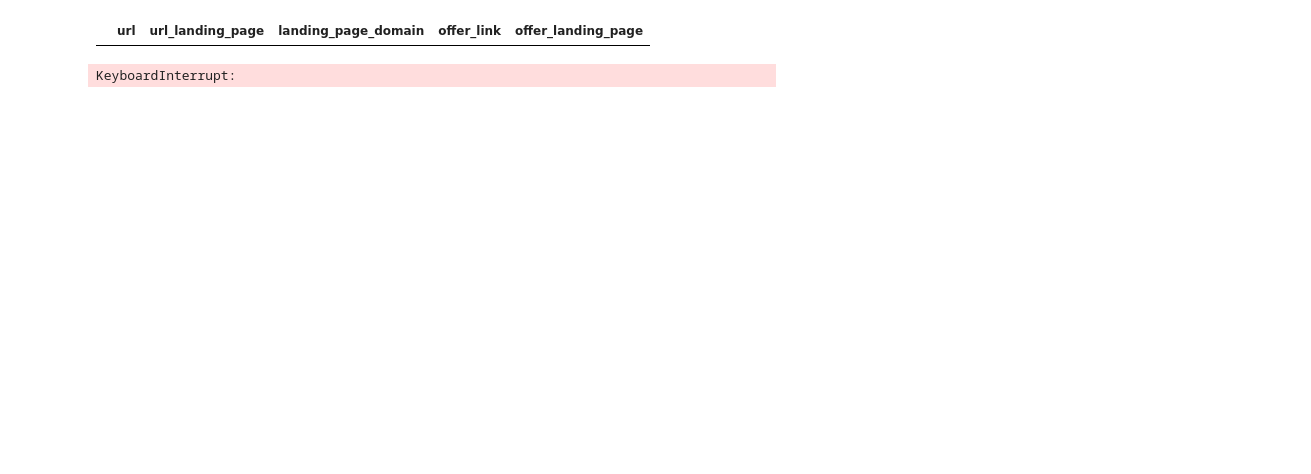
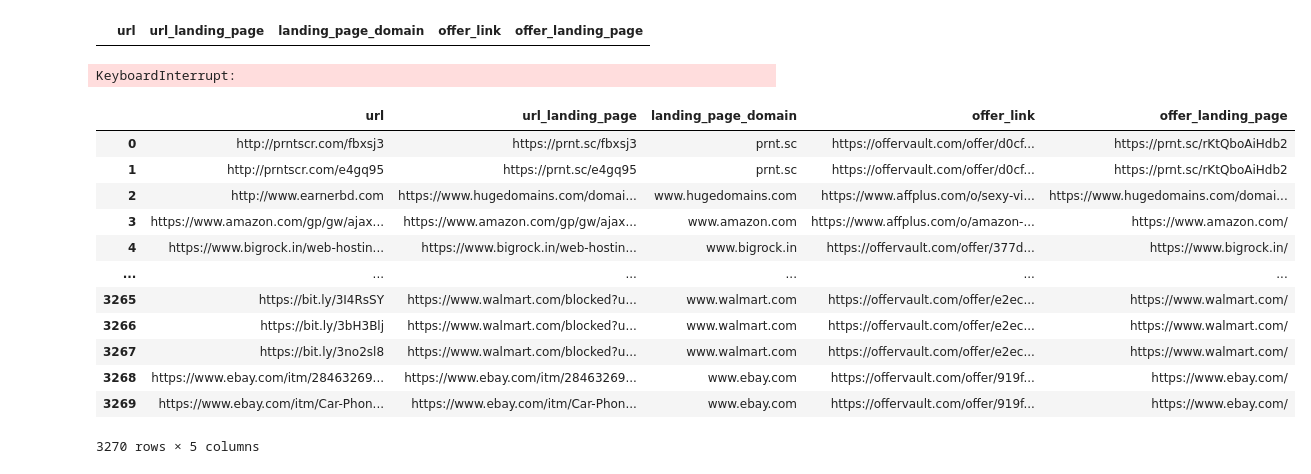
Before and after one commit to suniven/affiliate-link-identification, a Jupyter notebook: youtube_offer.ipynb, the cells around one changed output. Cells and saved outputs as stored; diff of their text form; code cells hidden in the pictures; blank space fills up the shorter version.

```diff
--- a/youtube_offer.ipynb
+++ b/youtube_offer.ipynb
@@ -22,7 +22,7 @@ df
 | 57909 | https://oportun.com/personal-loans/ | https://oportun.com/personal-loans/ | 302\thttps://googleads.g.doublecl... | ['https://www.google.com/pagead/1... | NaN | NaN | NaN | ... |
 57910 rows × 8 columns
 # %%
-df=df[~df['isOffer'].isna()]
+df=df[(~df['isOffer'].isna())&df['isKnownLink'].isna()&df['isUTMlink'].isna()]
 # %%
 df=df.reset_index(drop=True)
 # %%
@@ -107,3 +107,38 @@ for i in tqdm(range(len(df))):
 KeyboardInterrupt:
 # %%
 df_offer.to_csv('./df_offer_youtube.csv',index=False)
+# %%
+from tqdm import tqdm
+import ast
+for i in tqdm(range(len(df))):
+    url = df.loc[i, 'url']
+    url_landing_page = df.loc[i, 'landing_page']
+    landing_page_domain = df.loc[i, 'landing_page_domain']
+    offers = ast.literal_eval(df.loc[i, 'isOffer'])
+    for offer_link, offer_landing_page in offers.items():
+        item = {
+            'url': url,
+            'url_landing_page': url_landing_page,
+            'landing_page_domain': landing_page_domain,
+            'offer_link': offer_link,
+            'offer_landing_page': offer_landing_page
+        }
+        df_offer.loc[len(df_offer)] = item
+        break
+    # break   # for test
+# %%
+df_offer
+# %% [output]
+|  | url | url_landing_page | landing_page_domain | offer_link | offer_landing_page |
+| 0 | http://prntscr.com/fbxsj3 | https://prnt.sc/fbxsj3 | prnt.sc | https://offervault.com/offer/d0cf... | https://prnt.sc/rKtQboAiHdb2 |
+| 1 | http://prntscr.com/e4gq95 | https://prnt.sc/e4gq95 | prnt.sc | https://offervault.com/offer/d0cf... | https://prnt.sc/rKtQboAiHdb2 |
+| 2 | http://www.earnerbd.com | https://www.hugedomains.com/domai... | www.hugedomains.com | https://www.affplus.com/o/sexy-vi... | https://www.hugedomains.com/domai... |
+| 3 | https://www.amazon.com/gp/gw/ajax... | https://www.amazon.com/gp/gw/ajax... | www.amazon.com | https://www.affplus.com/o/amazon-... | https://www.amazon.com/ |
+| 4 | https://www.bigrock.in/web-hostin... | https://www.bigrock.in/web-hostin... | www.bigrock.in | https://offervault.com/offer/377d... | https://www.bigrock.in/ |
+| ... | ... | ... | ... | ... | ... |
+| 3265 | https://bit.ly/3I4RsSY | https://www.walmart.com/blocked?u... | www.walmart.com | https://offervault.com/offer/e2ec... | https://www.walmart.com/ |
+| 3266 | https://bit.ly/3bH3Blj | https://www.walmart.com/blocked?u... | www.walmart.com | https://offervault.com/offer/e2ec... | https://www.walmart.com/ |
+| 3267 | https://bit.ly/3no2sl8 | https://www.walmart.com/blocked?u... | www.walmart.com | https://offervault.com/offer/e2ec... | https://www.walmart.com/ |
+| 3268 | https://www.ebay.com/itm/28463269... | https://www.ebay.com/itm/28463269... | www.ebay.com | https://offervault.com/offer/919f... | https://www.ebay.com/ |
+| 3269 | https://www.ebay.com/itm/Car-Phon... | https://www.ebay.com/itm/Car-Phon... | www.ebay.com | https://offervault.com/offer/919f... | https://www.ebay.com/ |
+3270 rows × 5 columns
```
Also changed, not shown: parts of 4 cells of this notebook, 3 other files.
